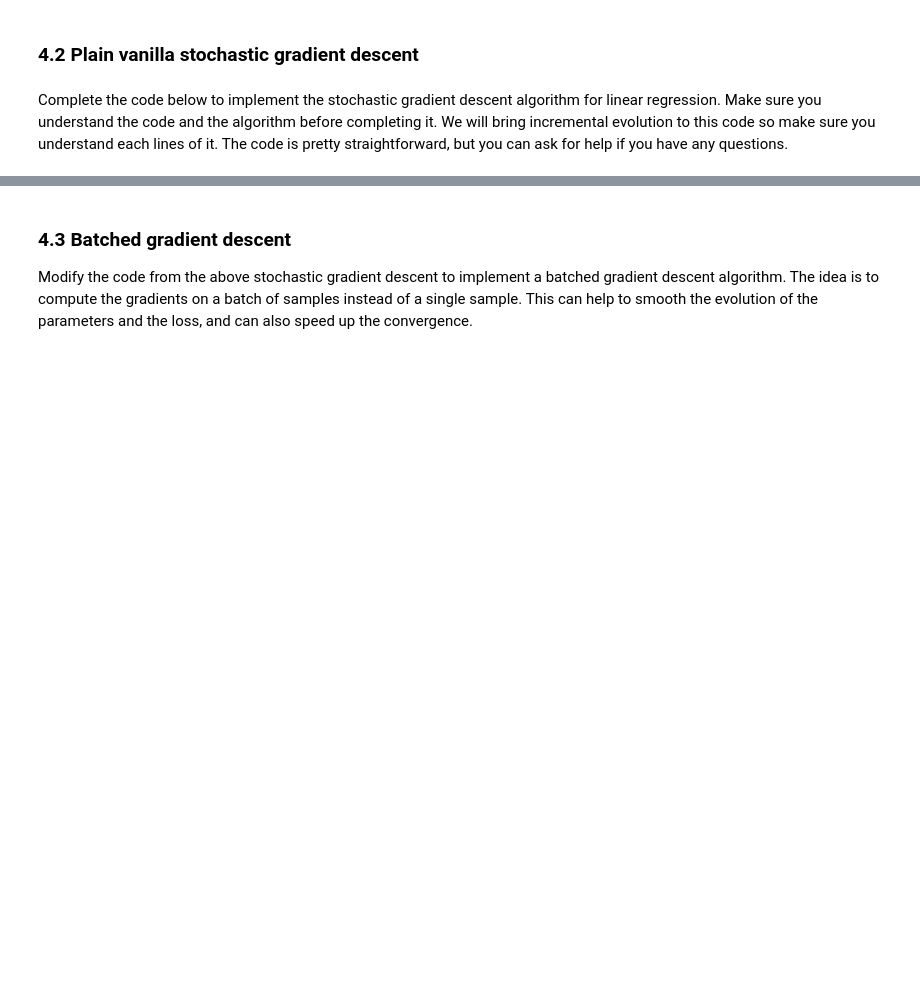
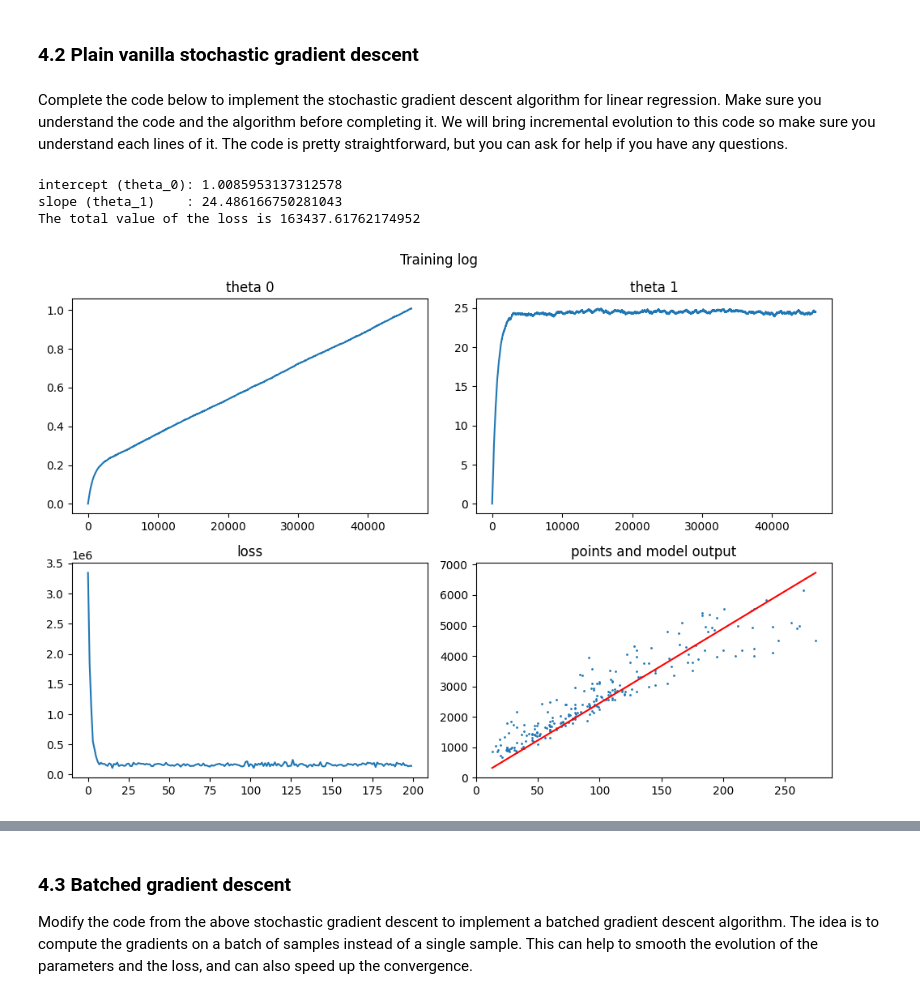
Before and after one commit to MehrLinard/DeLearnSpr26, a Jupyter notebook: Mandatory_Handin2/student-input/cg-linear-regression-stud.ipynb, the cells around one changed output, grey strips where cells are left out. Cells and saved outputs as stored; diff of their text form; code cells hidden in the pictures; blank space fills up the shorter version.

```diff
--- a/Mandatory_Handin2/student-input/cg-linear-regression-stud.ipynb
+++ b/Mandatory_Handin2/student-input/cg-linear-regression-stud.ipynb
@@ -277,12 +278,23 @@ Then you can create the graph below.
 # %%
 ### TO COMPLETE  - CREATE THE GRAPH ###
 # first create all ValueNode objects
-theta_0 = ...
-theta_1 = ...
-...
+theta_0 = ValueNode()
+theta_1 =  ValueNode()
+x=  ValueNode()
+y=  ValueNode()
+
+q = ValueNode()
+y_hat = ValueNode()
+j = ValueNode()
+
 
 # then create all <Operator>Node objects
-...
+# this is the x operator as in the picture shown above
+multiply = MultiplyNode(x, theta_1, q)
+# this is the plus operator as in the picture shown above
+add = AddNode([q, theta_0], y_hat)
+# this is the J operator as in the picture shown above
+loss = MSELossNode(y_hat, y,j)
 
 # finally build the graph by declaring inputs and outputs as 2 lists of ValueNode objects
 cg = CompGraph([x, theta_0, theta_1, y], [j])
@@ -320,35 +336,40 @@ Complete the code below to implement the stochastic gradient descent algorithm f
 # %%
 alpha = 0.0000001     # learning rate
 epochs = 200          # number of epochs (an epoch is a loop over the whole training set)
 N = len(living_area)  # number of samples in the training set
 t0 = 0.0              # initial value of theta_0
 t1 = 0.0              # initial value of theta_1
 
 loss_evolution = []  # to log the evolution of the loss
 t0_evolution = []    # to log the evolution of theta_0
 t1_evolution = []    # to log the evolution of theta_1
 
 for epoch in range(epochs):
     n_steps = N
     epoch_loss = 0.0
     for step in range(n_steps):
         n = random.choice(range(0, N))  # random sampling in the training set
         cg.reset_values()
         cg.forward([living_area[n], t0, t1, rent_price[n]])
         cg.backward()
-        t0 = ... TO COMPLETE ...   # update rule for theta_0
-        t1 = ... TO COMPLETE ...   # update rule for theta_1
+        t0 = t0 -alpha * theta_0.grad_v   # update rule for theta_0
+        t1 = t1 - alpha * theta_1.grad_v  # update rule for theta_1
         epoch_loss += j.v
         t0_evolution.append(t0)
         t1_evolution.append(t1)
     loss_evolution.append(epoch_loss / n_steps)
 
 print("intercept (theta_0):", t0)
 print("slope (theta_1)    :", t1)
 y_hat = t0 + t1 * living_area
 J = mse_loss(y_hat, rent_price)
 print("The total value of the loss is", J)
 plot_training_log(loss_evolution, t0_evolution, t1_evolution, living_area, rent_price)
+# %% [output]
+intercept (theta_0): 1.0085953137312578
+slope (theta_1)    : 24.486166750281043
+The total value of the loss is 163437.61762174952
+[figure, added]
 # %% [markdown]
 **Your observations** TO COMPLETE
 
```
Also changed, not shown: parts of 9 cells of this notebook, 11 other files.
